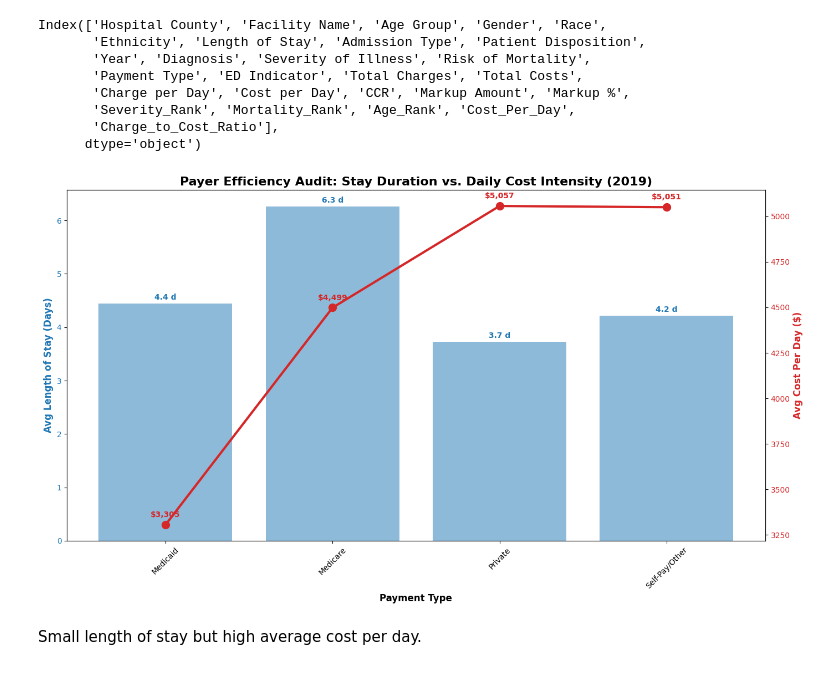
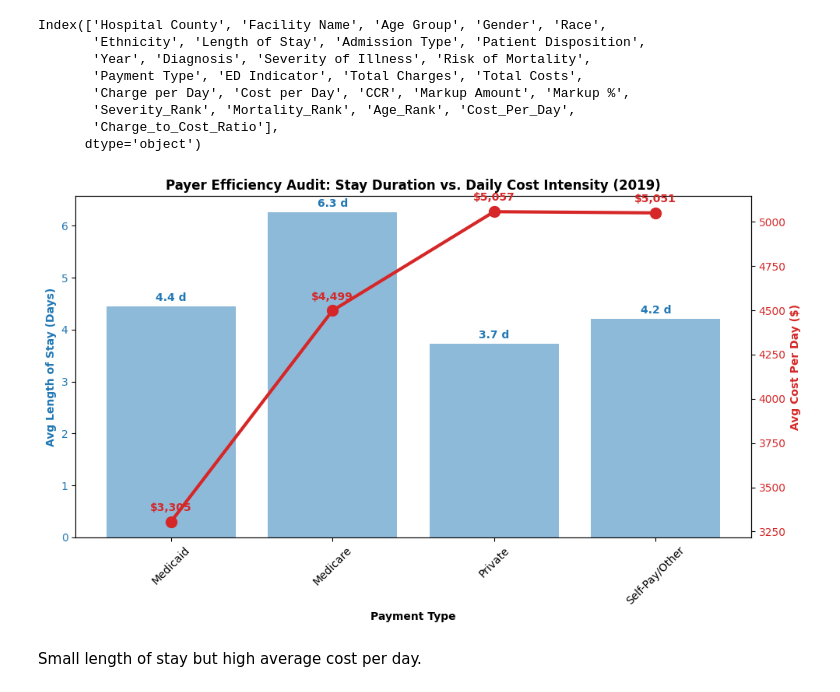
Before and after one commit to kpsalida/HospitalDischarges_Visualization, a Jupyter notebook: viz_eda.ipynb, the cells around one changed output. Drawn from its saved outputs; the diff is of its cells as text; code cells hidden in the pictures.

```diff
--- a/viz_eda.ipynb
+++ b/viz_eda.ipynb
@@ -1281,40 +1315,40 @@ los_2019 = payer_efficiency[('Avg_LOS', 2019)]
 cost_day_2019 = payer_efficiency[('Avg_Cost_Per_Day', 2019)]
 
 # 2. Create the Figure and First Axis
-fig, ax1 = plt.subplots(figsize=(14, 8))
+fig, ax1 = plt.subplots(figsize=(10,6))
 
 # Plot Avg LOS as Bars (Primary Y-Axis)
 color_bars = 'tab:blue'
-ax1.set_xlabel('Payment Type', fontsize=12, fontweight='bold')
-ax1.set_ylabel('Avg Length of Stay (Days)', color=color_bars, fontsize=12, fontweight='bold')
+ax1.set_xlabel('Payment Type', fontsize=10, fontweight='bold')
+ax1.set_ylabel('Avg Length of Stay (Days)', color=color_bars, fontsize=10, fontweight='bold')
 bars = ax1.bar(payers, los_2019, color=color_bars, alpha=0.5) # Removed label='...' to avoid TypeError
 ax1.tick_params(axis='y', labelcolor=color_bars)
 plt.xticks(rotation=45)
 
 # Add numeric labels to the bars
 ax1.bar_label(bars, fmt='%.1f d', padding=3, color=color_bars, fontweight='bold')
 
 # 3. Create the Second Axis (The 'twin' axis)
 ax2 = ax1.twinx()
 color_line = 'tab:red'
-ax2.set_ylabel('Avg Cost Per Day ($)', color=color_line, fontsize=12, fontweight='bold')
+ax2.set_ylabel('Avg Cost Per Day ($)', color=color_line, fontsize=10, fontweight='bold')
 
 # Plot Cost Per Day as a Line (Secondary Y-Axis)
 ax2.plot(payers, cost_day_2019, color=color_line, marker='o', linewidth=3, markersize=10)
 ax2.tick_params(axis='y', labelcolor=color_line)
 
 # Add numeric labels to the line points
 for i, val in enumerate(cost_day_2019):
     ax2.annotate(f'${val:,.0f}', (i, val), # Using 'i' for index position
                  textcoords="offset points", xytext=(0,10), ha='center',
                  color=color_line, fontweight='bold')
 
 # 4. Final Formatting
-plt.title("Payer Efficiency Audit: Stay Duration vs. Daily Cost Intensity (2019)", fontsize=16, fontweight='bold')
+plt.title("Payer Efficiency Audit: Stay Duration vs. Daily Cost Intensity (2019)", fontsize=12, fontweight='bold')
 fig.tight_layout()
 plt.show()
 # %% [output]
-[figure, old version]
+[figure, new version]
 # %% [markdown]
 Small length of stay but high average cost per day.
 # %% [markdown]
```
Also changed, not shown: parts of 5 cells of this notebook.
